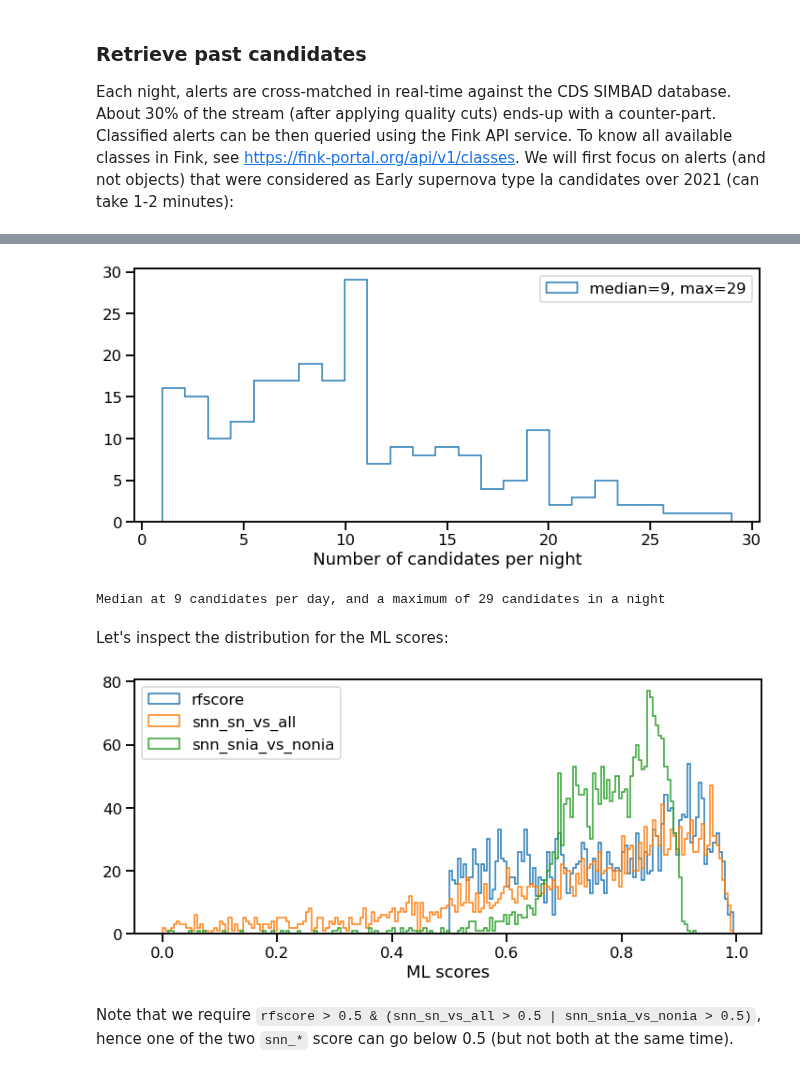
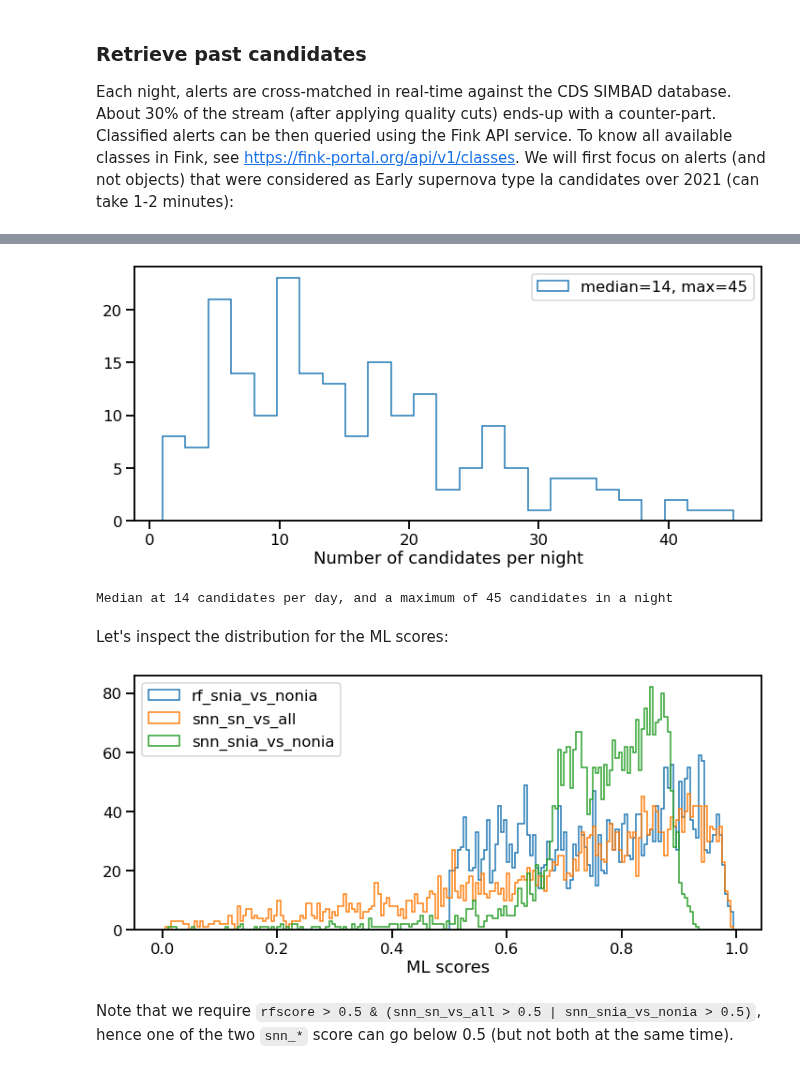
Before and after one commit to astrolabsoftware/fink-tutorials, a Jupyter notebook: extragalactic/tuning_snia_output_rate.ipynb, the cells around one changed output, grey strips where cells are left out. Saved outputs shown, nothing was run; the diff lists cells and outputs as text; code cells hidden in the pictures.

```diff
--- a/extragalactic/tuning_snia_output_rate.ipynb
+++ b/extragalactic/tuning_snia_output_rate.ipynb
@@ -63,7 +63,7 @@ r = requests.post(
 pdf = pd.read_json(r.content)
 # %%
 cols = [
-    'd:rfscore',
+    'd:rf_snia_vs_nonia',
     'd:snn_sn_vs_all',
     'd:snn_snia_vs_nonia',
     'd:cdsxmatch',
@@ -112,27 +112,27 @@ hist, ncand, _ = plt.hist(
 plt.xlabel('Number of candidates per night')
 plt.legend();
 # %% [output]
-[figure, old version]
+[figure, new version]
 # %%
 print('Median at {:.0f} candidates per day, and a maximum of {:.0f} candidates in a night'.format(med_, max_))
 # %% [output]
-Median at 9 candidates per day, and a maximum of 29 candidates in a night
+Median at 14 candidates per day, and a maximum of 45 candidates in a night
 # %% [markdown]
 Let's inspect the distribution for the ML scores:
 # %%
 fig = plt.figure(figsize=(12, 5))
 
-n_rfscore = pdf[cols].groupby('d:rfscore').count()['i:objectId'].values
+n_rfscore = pdf[cols].groupby('d:rf_snia_vs_nonia').count()['i:objectId'].values
 
 bins = np.arange(0.0, 1.0, 0.5/100)
 
-plt.hist(pdf['d:rfscore'], histtype='step', bins=bins, label='rfscore')
+plt.hist(pdf['d:rf_snia_vs_nonia'], histtype='step', bins=bins, label='rf_snia_vs_nonia')
 plt.hist(pdf['d:snn_sn_vs_all'], histtype='step', bins=bins, label='snn_sn_vs_all')
 plt.hist(pdf['d:snn_snia_vs_nonia'], histtype='step', bins=bins, label='snn_snia_vs_nonia')
 plt.xlabel('ML scores')
 plt.legend(loc='upper left');
 # %% [output]
-[figure, old version]
+[figure, new version]
 # %% [markdown]
 Note that we require `rfscore > 0.5 & (snn_sn_vs_all > 0.5 | snn_snia_vs_nonia > 0.5)`, hence one of the two `snn_*` score can go below 0.5 (but not both at the same time).
 # %% [markdown]
```
Also changed, not shown: parts of 7 cells of this notebook, 1 other file.
